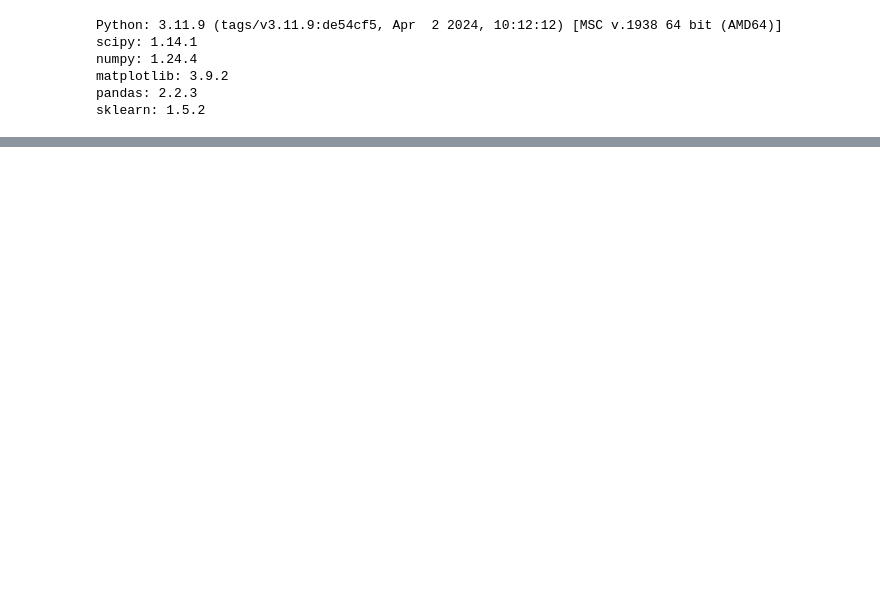
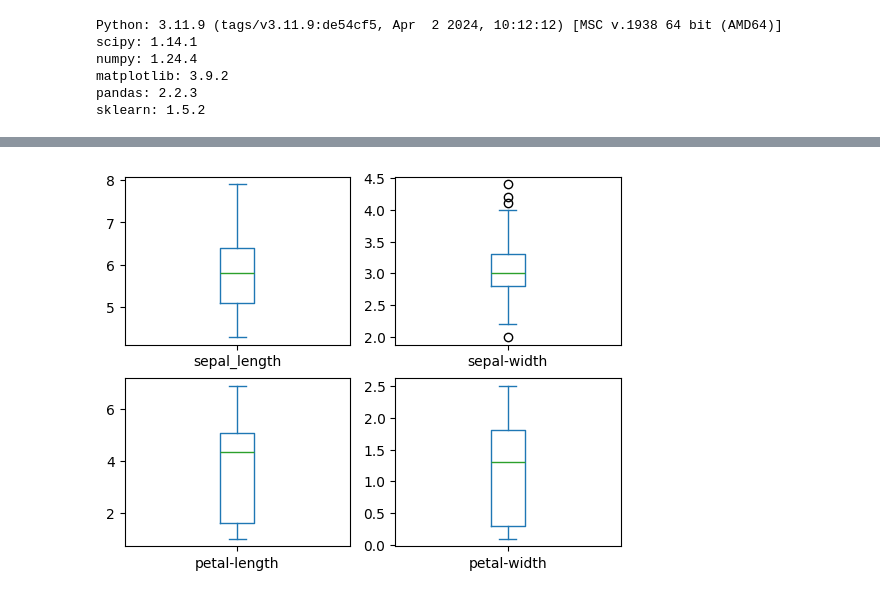
Before and after one commit to Vishnu-Devhub/iris-classification, a Jupyter notebook: iris.ipynb, the cells around one changed output, grey strips where cells are left out. Cells and saved outputs as stored; diff of their text form; code cells hidden in the pictures; blank space fills up the shorter version.

Commit message:
Update iris file with dataset visualisations

```diff
--- a/iris.ipynb
+++ b/iris.ipynb
@@ -44,3 +44,9 @@ from sklearn.neighbors import KNeighborsClassifier
 from sklearn.discriminant_analysis import LinearDiscriminantAnalysis
 from sklearn.naive_bayes import GaussianNB
 from sklearn.svm import SVC
+# %%
+# Load dataset
+url = "https://raw.githubusercontent.com/jbrownlee/Datasets/master/iris.csv"
+cols = ['sepal_length', 'sepal-width', 'petal-length', 'petal-width', 'class']
+dataset = read_csv(url, names = cols)
+print(dataset)
@@ -46,0 +98,6 @@ from sklearn.svm import SVC
+# %%
+# Univariable plots (plots each individual variables)
+dataset.plot(kind = 'box', subplots = True, layout = (2,2), sharex = False, sharey = False)
+plt.show()
+# %% [output]
+[figure, added]
```
Also changed, not shown: parts of 4 cells of this notebook.
